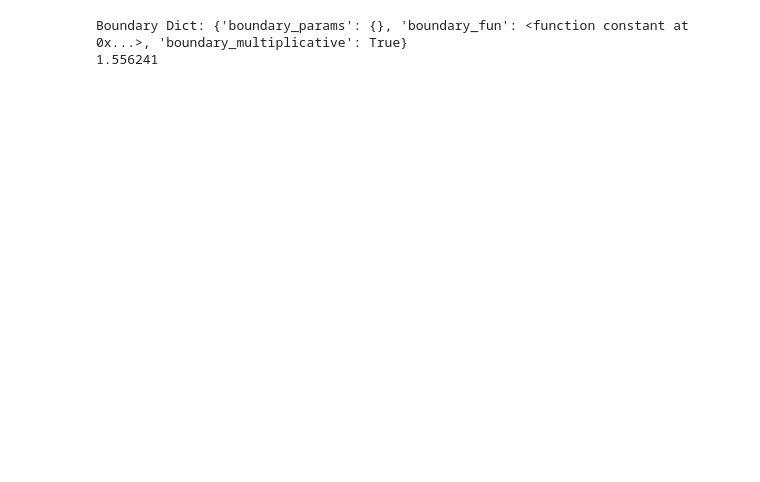
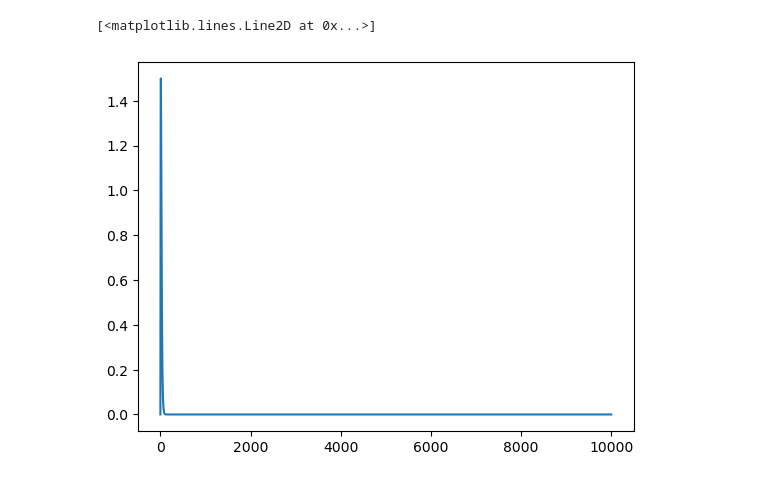
Before and after one commit to AlexanderFengler/ssm-simulators, a Jupyter notebook: ssms/basic_simulators/andrew-testing.ipynb, the cells around one changed output. Saved outputs shown, nothing was run; the diff lists cells and outputs as text; code cells hidden in the pictures; blank space fills up the shorter version.

```diff
--- a/ssms/basic_simulators/andrew-testing.ipynb
+++ b/ssms/basic_simulators/andrew-testing.ipynb
@@ -153,16 +159,11 @@ plt.plot(filt_value)
 # %%
 from ssms.basic_simulators import simulator
-sim_out2 = simulator.simulator(model='shrink_spot',
-                              theta={'v': 0,
-                                     'a': 1,
-                                     'z': 0.5,
-                                     't': 0.5
-                                     }
-                              ,
-                              n_samples=1000,
-                              no_noise=False)
 
-print(np.mean(sim_out2['rts']))
+sim_out2 = simulator.simulator(
+    model="shrink_spot",
+    theta={"v": 0, "a": 1, "z": 0.5, "t": 0.5},
+    n_samples=1000,
+    no_noise=False,
+)
+
+print(np.mean(sim_out2["rts"]))
-# %% [output]
-Boundary Dict: {'boundary_params': {}, 'boundary_fun': <function constant at 0x...>, 'boundary_multiplicative': True}
-1.556241
@@ -168,0 +174,11 @@ Boundary Dict: {'boundary_params': {}, 'boundary_fun': <function constant at 0x.
+# %%
+import drift_functions as df
+import numpy as np
+import matplotlib.pyplot as plt
+
+
+gamma_drift = df.gamma_drift(t=np.arange(0, 10, 0.001), shape=2, scale=0.01, c=1.5)
+plt.plot(gamma_drift)
+# %% [output]
+[<matplotlib.lines.Line2D at 0x...>]
+[figure, added]
```
Also changed, not shown: parts of 8 cells of this notebook, 4 other files.
